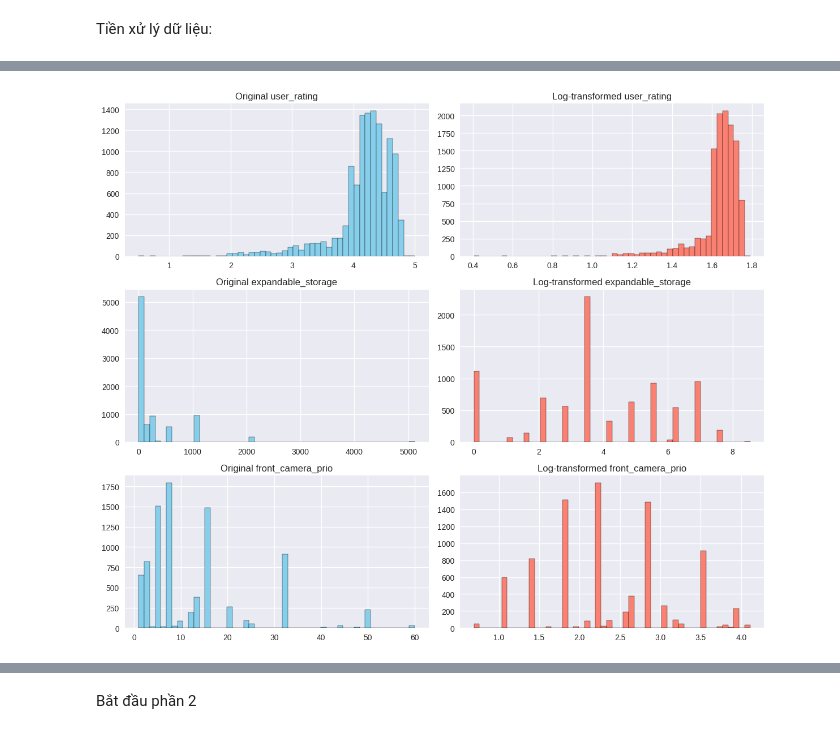
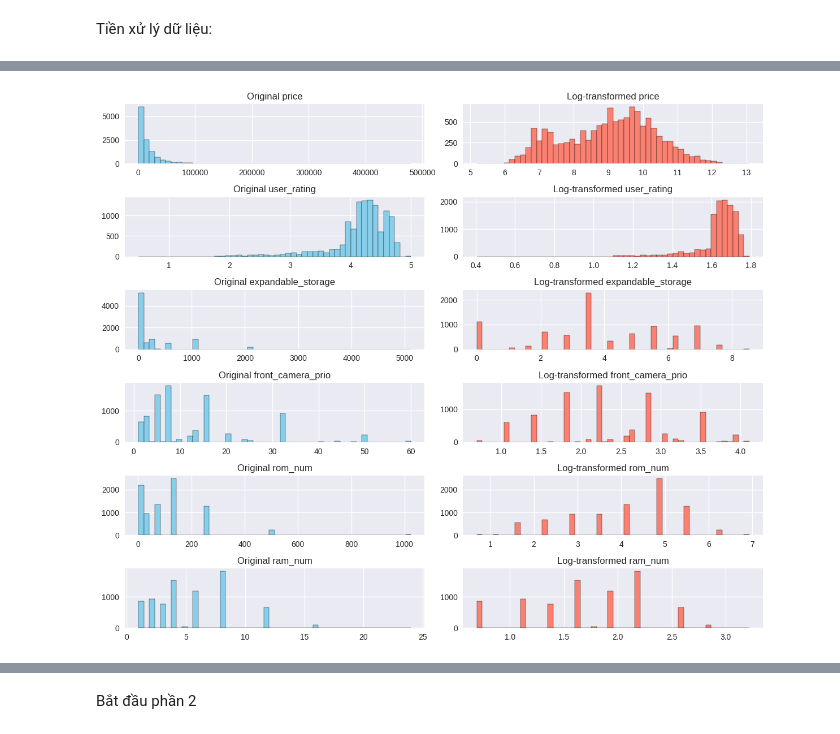
Before and after one commit to TianAn2411/HCMUT_ML_Assignment, a Jupyter notebook: notebooks/Assignment1_CEML2.ipynb, the cells around one changed output, grey strips where cells are left out. Drawn from its saved outputs; the diff is of its cells as text; code cells hidden in the pictures.

```diff
--- a/notebooks/Assignment1_CEML2.ipynb
+++ b/notebooks/Assignment1_CEML2.ipynb
@@ -357,23 +342,29 @@ Number of outliers in is_nfc: 0
 # %%
 df_log = raw_data.copy()
 
-# Log transform 3 biến nhiều outlier
-for col in ['user_rating', 'expandable_storage', 'front_camera_prio', 'rom_num', 'ram_num']:
+# Log transform biến nhiều outlier
+for col in ['price', 'user_rating', 'expandable_storage', 'front_camera_prio', 'rom_num', 'ram_num']:
     df_log[col + '_log'] = np.log1p(raw_data[col])  # log(1+x) để tránh log(0)
 
 # Vẽ so sánh
-fig, axes = plt.subplots(3, 2, figsize=(12, 10))
+fig, axes = plt.subplots(6, 2, figsize=(12, 10))
 
-for i, col in enumerate(['user_rating', 'expandable_storage', 'front_camera_prio']):
+for i, col in enumerate(['price', 'user_rating', 'expandable_storage', 'front_camera_prio', 'rom_num', 'ram_num']):
     # Histogram gốc
     axes[i,0].hist(raw_data[col].dropna(), bins=50, color='skyblue', edgecolor='black')
     axes[i,0].set_title(f"Original {col}")
 
     # Histogram log
     axes[i,1].hist(df_log[col + '_log'].dropna(), bins=50, color='salmon', edgecolor='black')
     axes[i,1].set_title(f"Log-transformed {col}")
 
 plt.tight_layout()
 plt.show()
+
+raw_data['user_rating'] = df_log['user_rating_log']
+raw_data['expandable_storage'] = df_log['expandable_storage_log']
+raw_data['front_camera_prio'] = df_log['front_camera_prio_log']
+raw_data['rom_num'] = df_log['rom_num_log']
+raw_data['ram_num'] = df_log['ram_num_log']
 # %% [output]
-[figure, old version]
+[figure, new version]
```
Also changed, not shown: parts of 19 cells of this notebook.
